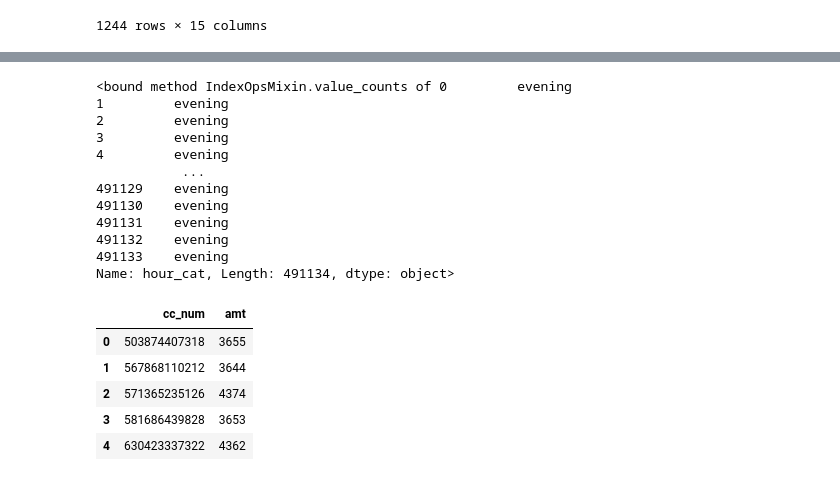
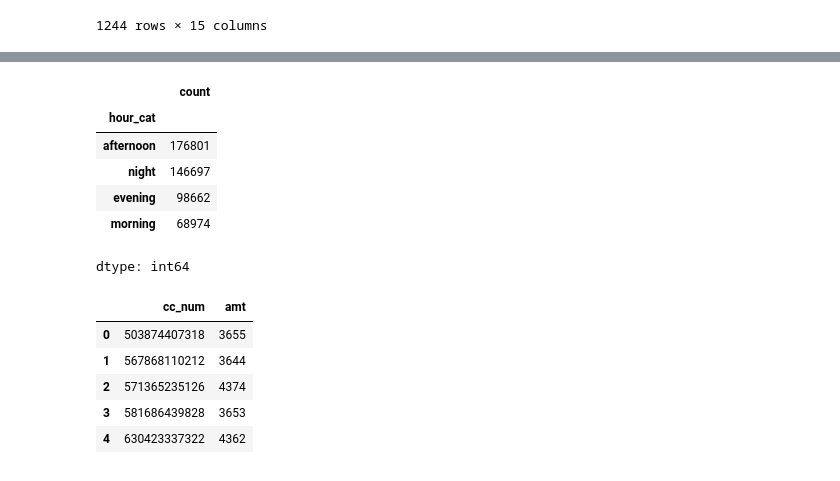
Before and after one commit to kahram-y/first-repository, a Jupyter notebook: DataCleansing/fe.ipynb, the cells around one changed output, grey strips where cells are left out. Drawn from its saved outputs; the diff is of its cells as text; code cells hidden in the pictures.

```diff
--- a/DataCleansing/fe.ipynb
+++ b/DataCleansing/fe.ipynb
@@ -214,20 +214,15 @@ cc_df.head()
 | 3 | 2019-01-01 00:20:15 | 374930071163758 | grocery_pos | 64.09 | M | 42.2203 | -83.3583 | 31515 | 1971-11-05 | ... |
 | 4 | 2019-01-01 00:23:41 | 2712209726293386 | misc_pos | 25.58 | F | 30.4066 | -91.1468 | 378909 | 1977-02-22 | ... |
 # %%
-cc_df['hour_cat'].value_counts      # 시간대별로 데이터 수를 계산하여 출력
+cc_df['hour_cat'].value_counts()      # 시간대별로 데이터 수를 계산하여 출력
 # %% [output]
+|  | count |
+| hour_cat |  |
+| afternoon | 176801 |
+| night | 146697 |
+| evening | 98662 |
+| morning | 68974 |
-<bound method IndexOpsMixin.value_counts of 0         evening
-1         evening
-2         evening
-3         evening
-4         evening
-           ...
-491129    evening
-491130    evening
-491131    evening
-491132    evening
-491133    evening
-Name: hour_cat, Length: 491134, dtype: object>
+dtype: int64
 # %%
 all_cnt = cc_df.groupby('cc_num')['amt'].count().reset_index()      # cc_num 컬럼의 값마다 amt 컬럼의 데이터 수를 계산하여 all_cnt 변수로 저장
 # %%
```
Also changed, not shown: parts of 1 cell of this notebook.
